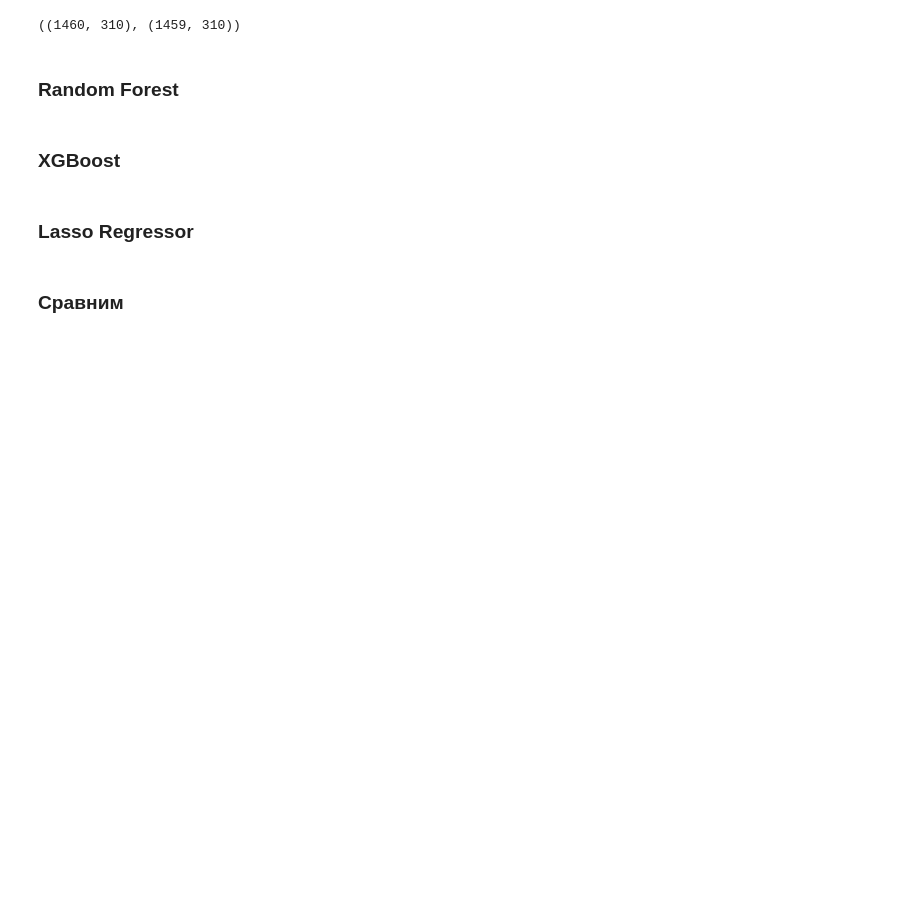
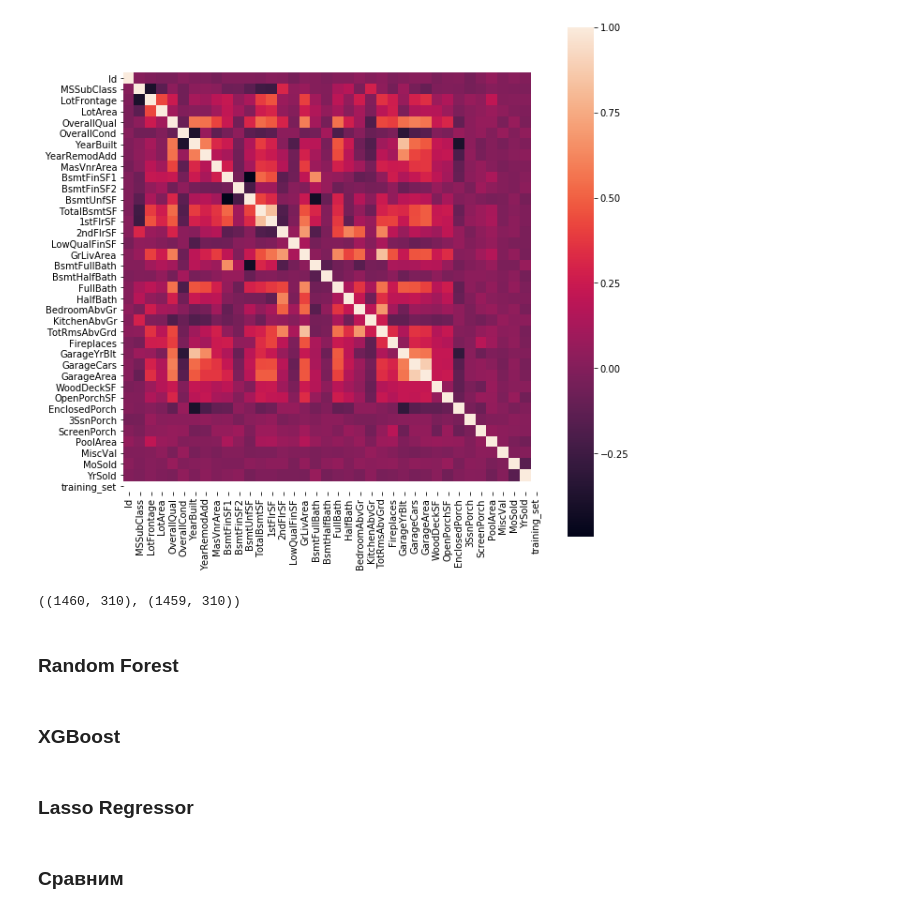
Before and after one commit to BetterThanButter/XGBoost_ITTP, a Jupyter notebook: just simple models/gg.ipynb, the cells around one changed output. Cells and saved outputs as stored; diff of their text form; code cells hidden in the pictures; blank space fills up the shorter version.

```diff
--- a/just simple models/gg.ipynb
+++ b/just simple models/gg.ipynb
@@ -13,10 +15,6 @@ from sklearn.metrics import r2_score, make_scorer, mean_squared_error
 # %%
-
-training = pd.read_csv('train.csv')
-test = pd.read_csv('test.csv')
-
-df_train = training.copy()
-df_test = test.copy()
+df_train = pd.read_csv('train.csv')
+df_test = pd.read_csv('test.csv')
 # %%
 target = df_train['SalePrice']
 df_train = df_train.drop('SalePrice', axis=1)
@@ -28,4 +27,6 @@ df_full.drop('Id', axis=1, inplace=True)
 # %%
-# corrmat = training.corr()
-# plt.subplots(figsize=(10,10))
-# sns.heatmap(corrmat,square=True, cmap="YlGnBu");
+corrmat = df_train.corr()
+plt.subplots(figsize=(10,10))
+sns.heatmap(corrmat,square=True);
+# %% [output]
+[figure, added]
```
Also changed, not shown: parts of 12 cells of this notebook.
